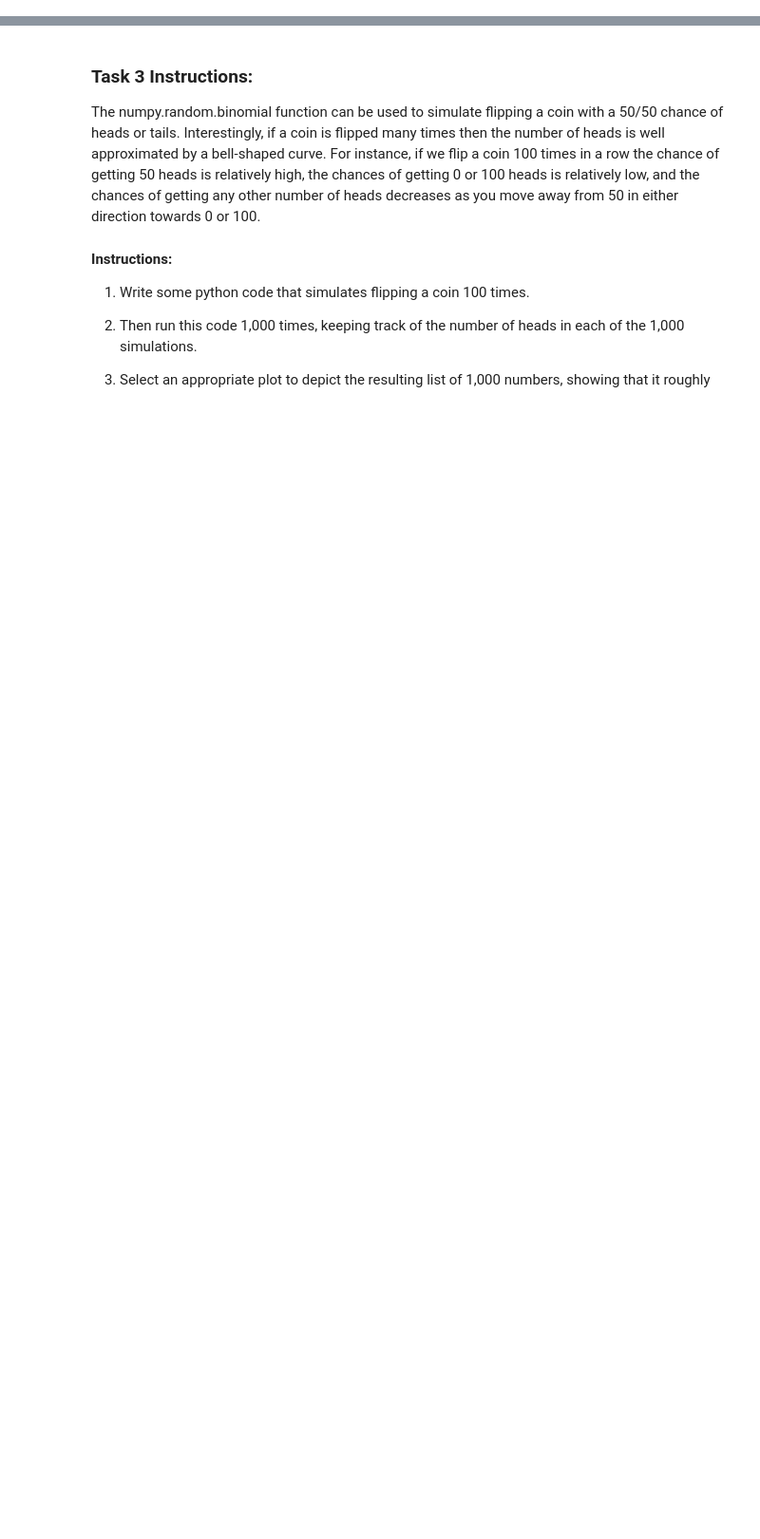
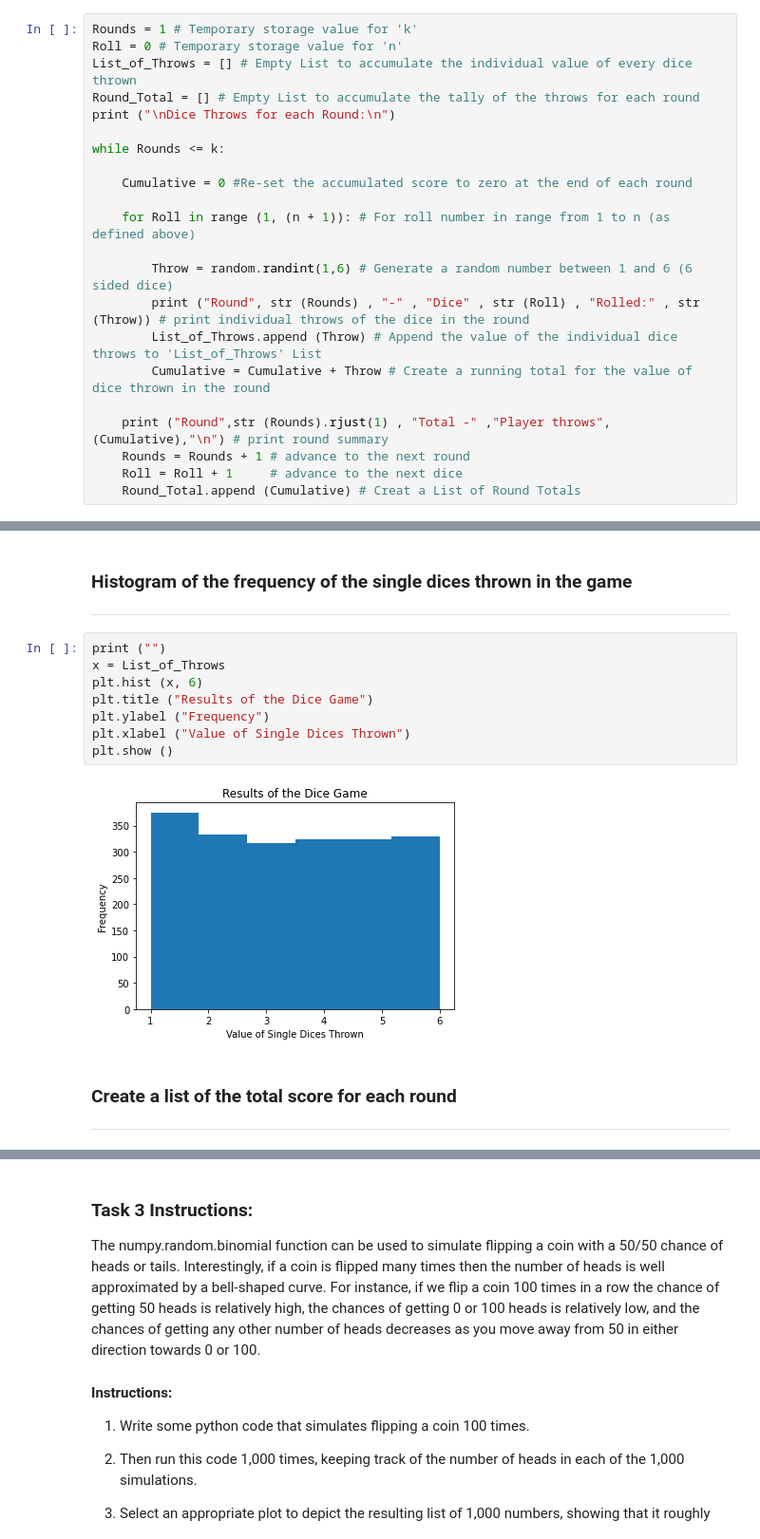
Before and after one commit to Fiona-600/Data-Analytics-2020-Tasks, a Jupyter notebook: Task 1-4.ipynb, the cells around one changed output, grey strips where cells are left out. Shown at 95% size. Cells and saved outputs as stored; diff of their text form; blank space fills up the shorter version.

```diff
--- a/Task 1-4.ipynb
+++ b/Task 1-4.ipynb
@@ -0,0 +35,22 @@
+# %%
+Rounds = 1 # Temporary storage value for 'k'
+Roll = 0 # Temporary storage value for 'n'
+List_of_Throws = [] # Empty List to accumulate the individual value of every dice thrown
+Round_Total = [] # Empty List to accumulate the tally of the throws for each round
+print ("\nDice Throws for each Round:\n")
+
+while Rounds <= k:
+
+    Cumulative = 0 #Re-set the accumulated score to zero at the end of each round
+
+    for Roll in range (1, (n + 1)): # For roll number in range from 1 to n (as defined above)
+
+        Throw = random.randint(1,6) # Generate a random number between 1 and 6 (6 sided dice)
+        print ("Round", str (Rounds) , "-" , "Dice" , str (Roll) , "Rolled:" , str (Throw)) # print individual throws of the dice in the round
+        List_of_Throws.append (Throw) # Append the value of the individual dice throws to 'List_of_Throws' List
+        Cumulative = Cumulative + Throw # Create a running total for the value of dice thrown in the round
+
+    print ("Round",str (Rounds).rjust(1) , "Total -" ,"Player throws", (Cumulative),"\n") # print round summary
+    Rounds = Rounds + 1 # advance to the next round
+    Roll = Roll + 1     # advance to the next dice
+    Round_Total.append (Cumulative) # Creat a List of Round Totals
@@ -0,0 +134,16 @@
+# %% [markdown]
+### Histogram of the frequency of the single dices thrown in the game
+***
+# %%
+print ("")
+x = List_of_Throws
+plt.hist (x, 6)
+plt.title ("Results of the Dice Game")
+plt.ylabel ("Frequency")
+plt.xlabel ("Value of Single Dices Thrown")
+plt.show ()
+# %% [output]
+[figure, added]
+# %% [markdown]
+### Create a list of the total score for each round
+***
```
Also changed, not shown: parts of 21 cells of this notebook.
